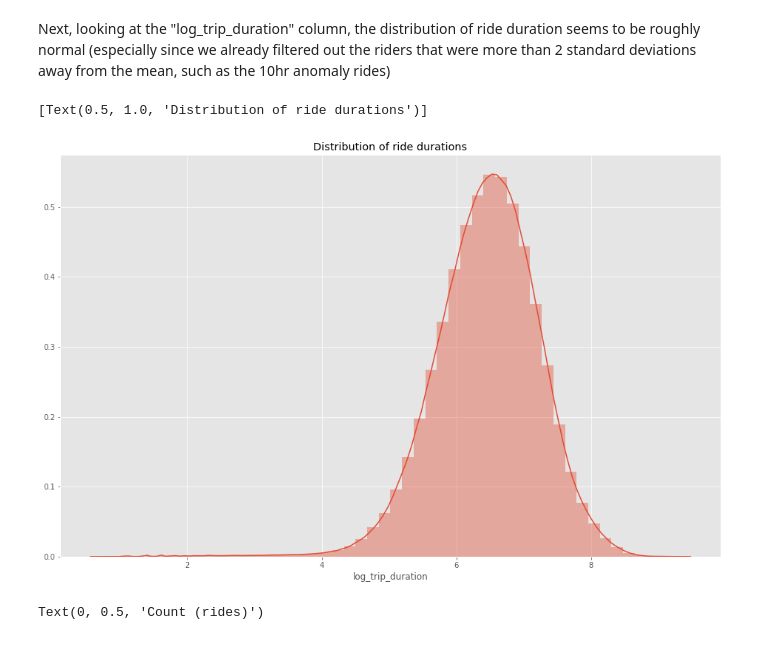
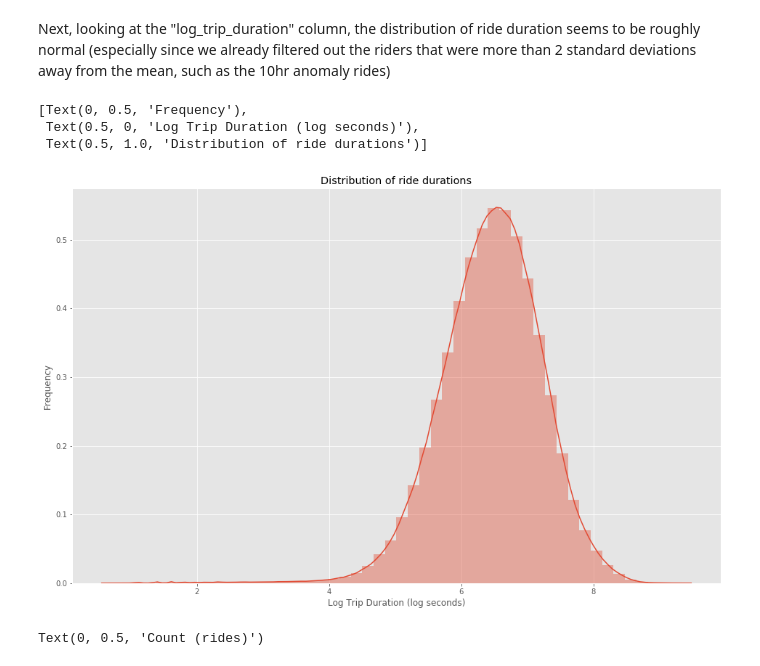
Before and after one commit to justin-hj-kim/NYCtaxi_data_science, a Jupyter notebook: notebooks/Taxi_EDA.ipynb, the cells around one changed output. Drawn from its saved outputs; the diff is of its cells as text; code cells hidden in the pictures.

```diff
--- a/notebooks/Taxi_EDA.ipynb
+++ b/notebooks/Taxi_EDA.ipynb
@@ -69,10 +69,12 @@ plt.show()
 # %% [markdown]
 Next, looking at the "log_trip_duration" column, the distribution of ride duration seems to be roughly normal (especially since we already filtered out the riders that were more than 2 standard deviations away from the mean, such as the 10hr anomaly rides)
 # %%
-sns.distplot(df.log_trip_duration).set(title = 'Distribution of ride durations')
+sns.distplot(df.log_trip_duration).set(title = 'Distribution of ride durations', xlabel = 'Log Trip Duration (log seconds)',ylabel = 'Frequency')
 # %% [output]
-[Text(0.5, 1.0, 'Distribution of ride durations')]
+[Text(0, 0.5, 'Frequency'),
+ Text(0.5, 0, 'Log Trip Duration (log seconds)'),
+ Text(0.5, 1.0, 'Distribution of ride durations')]
-[figure, old version]
+[figure, new version]
 # %%
 plt.plot(df.groupby('date').count()[['id']], 'o-')
 plt.title('Number of Rides over Time', fontsize=20)
```
Also changed, not shown: parts of 8 cells of this notebook, 1 other file.
